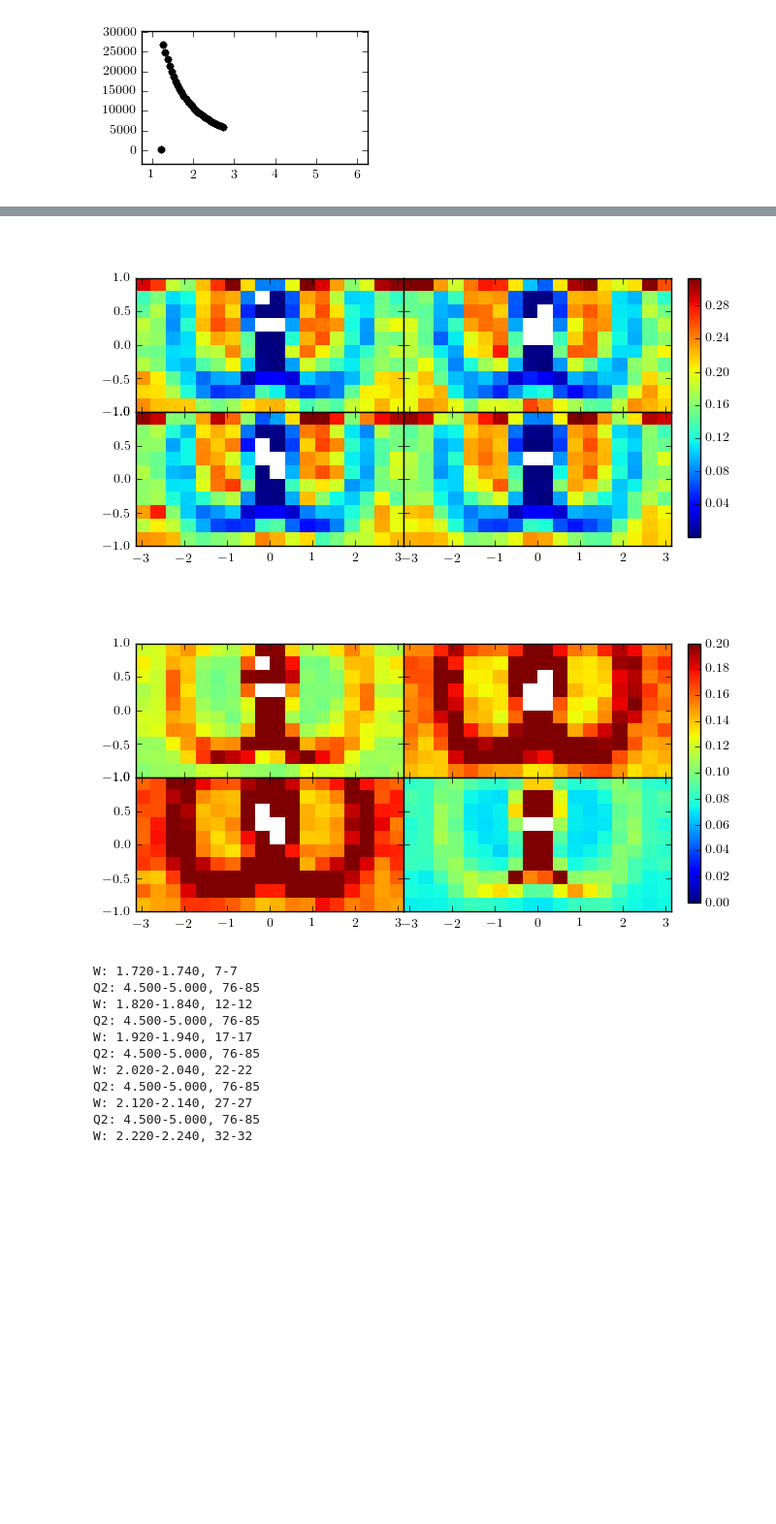
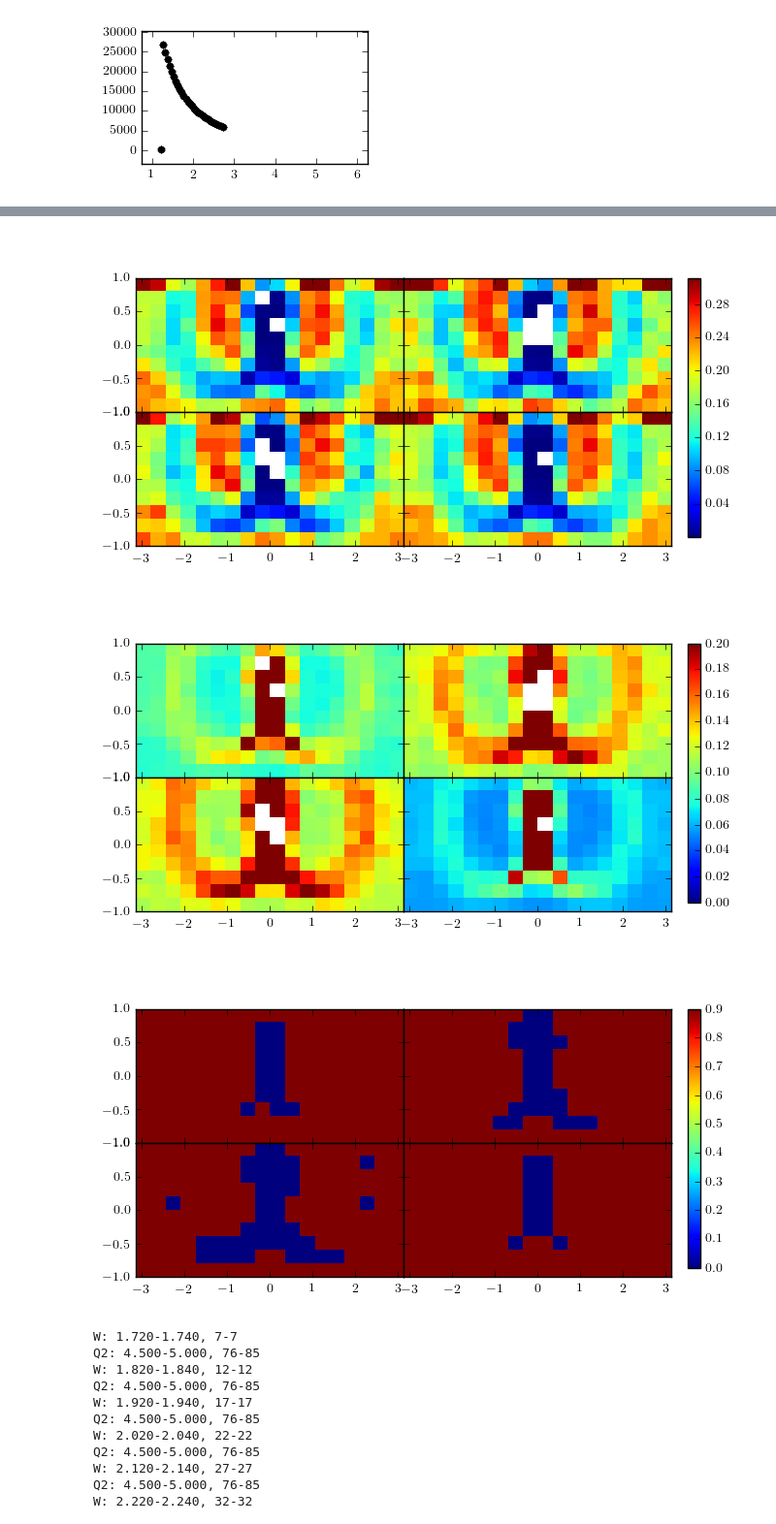
Before and after one commit to evan-phelps/phys-ana-omega, a Jupyter notebook: worksheets/xsects_binned.ipynb, the cells around one changed output, grey strips where cells are left out. Shown at 97% size. Cells and saved outputs as stored; diff of their text form; code cells hidden in the pictures; blank space fills up the shorter version.

```diff
--- a/worksheets/xsects_binned.ipynb
+++ b/worksheets/xsects_binned.ipynb
@@ -318,5 +404,6 @@ def get_acc2d(W, Q2, h4s, suf=''):
 # %%
-Q2 = [1.75,2]
+# Q2 = [1.35,1.75]
+Q2 = [1.75,2.25]
 W = 2
 h2tra1 = get_acc2d(W, Q2, [(h4tn_lt320, h4rn_lt320)], '1')
 h2tra2 = get_acc2d(W, Q2, [(h4tn_321, h4rn_321)], '2')
@@ -344,6 +431,7 @@ herrs = [get_errs2d(hacc) for hacc in haccs]
 # mdraw2d([h2acc], 1, 1)
 mdraw2d(haccs,2,2)
 mdraw2d(herrs,2,2, vmin=0, vmax=0.2)
+mdraw2d([get_mask(h, vhigh=0.16, errors=True) for h in haccs],2,2)
 print(h2tra0[0][2].GetName())
 # %% [output]
 W: 1.980-2.000, 20-20
@@ -358,3 +446,4 @@ h2a_1990x20_1875x250_0
-[figure, old version]
+[figure, new version]
-[figure, old version]
+[figure, new version]
+[figure, added]
 # %%
```
Also changed, not shown: parts of 11 cells of this notebook, 2 other files.
